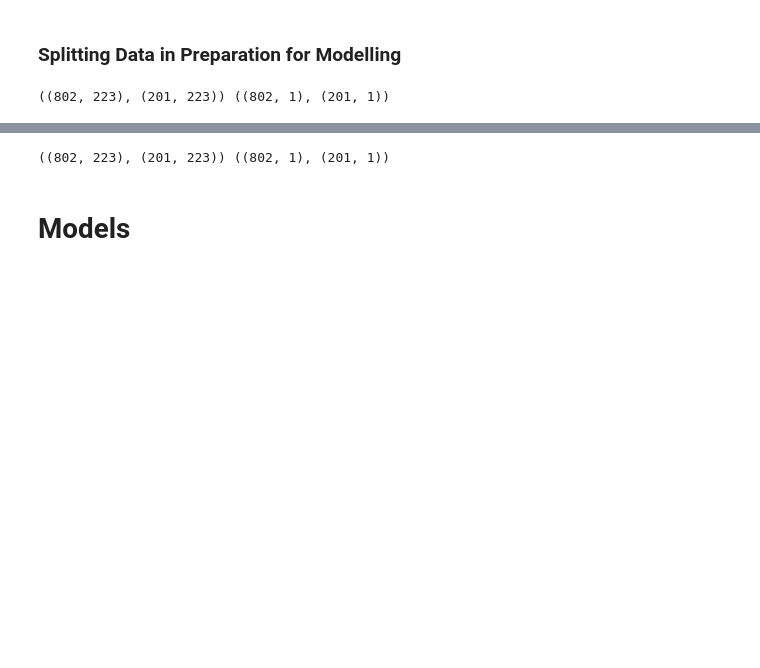
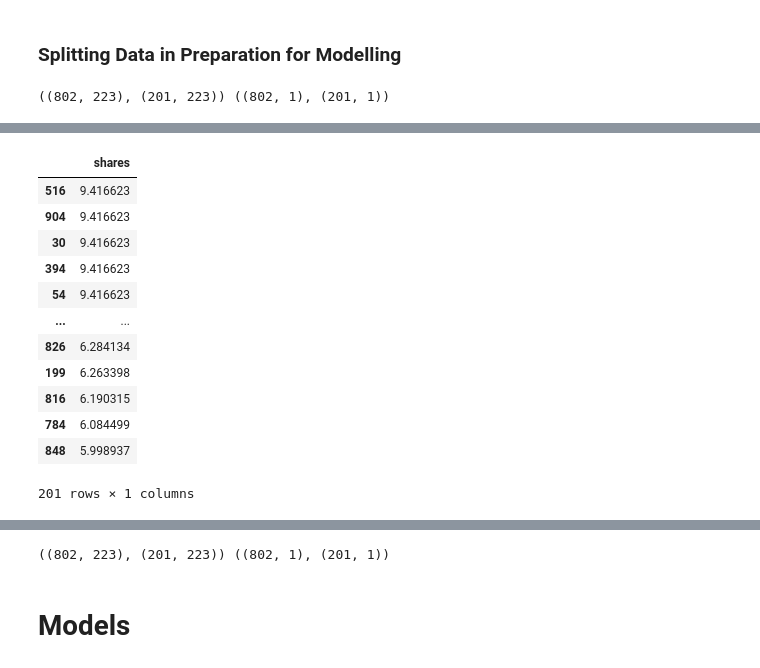
Before and after one commit to Thaps/ProjectPro, a Jupyter notebook: My Projects/ProjectPro/News_Article_Share_Prediction/Notebooks/Modelling.ipynb, the cells around one changed output, grey strips where cells are left out. Saved outputs shown, nothing was run; the diff lists cells and outputs as text; code cells hidden in the pictures; blank space fills up the shorter version.

```diff
--- a/My Projects/ProjectPro/News_Article_Share_Prediction/Notebooks/Modelling.ipynb
+++ b/My Projects/ProjectPro/News_Article_Share_Prediction/Notebooks/Modelling.ipynb
@@ -102,2 +143,18 @@ x_train_cv, x_test_cv, y_train_cv, y_test_cv = splitData(cv_2_200)
 # %%
 x_train_scaled_cv, x_test_scaled_cv, y_train_log_cv, y_test_log_cv = standardizeTransform(x_train_cv, x_test_cv, y_train_cv, y_test_cv)
+# %%
+y_test_log_cv.sort_values(by=['shares'], ascending=False)
+# %% [output]
+|  | shares |
+| 516 | 9.416623 |
+| 904 | 9.416623 |
+| 30 | 9.416623 |
+| 394 | 9.416623 |
+| 54 | 9.416623 |
+| ... | ... |
+| 826 | 6.284134 |
+| 199 | 6.263398 |
+| 816 | 6.190315 |
+| 784 | 6.084499 |
+| 848 | 5.998937 |
+201 rows × 1 columns
```
Also changed, not shown: parts of 23 cells of this notebook.
